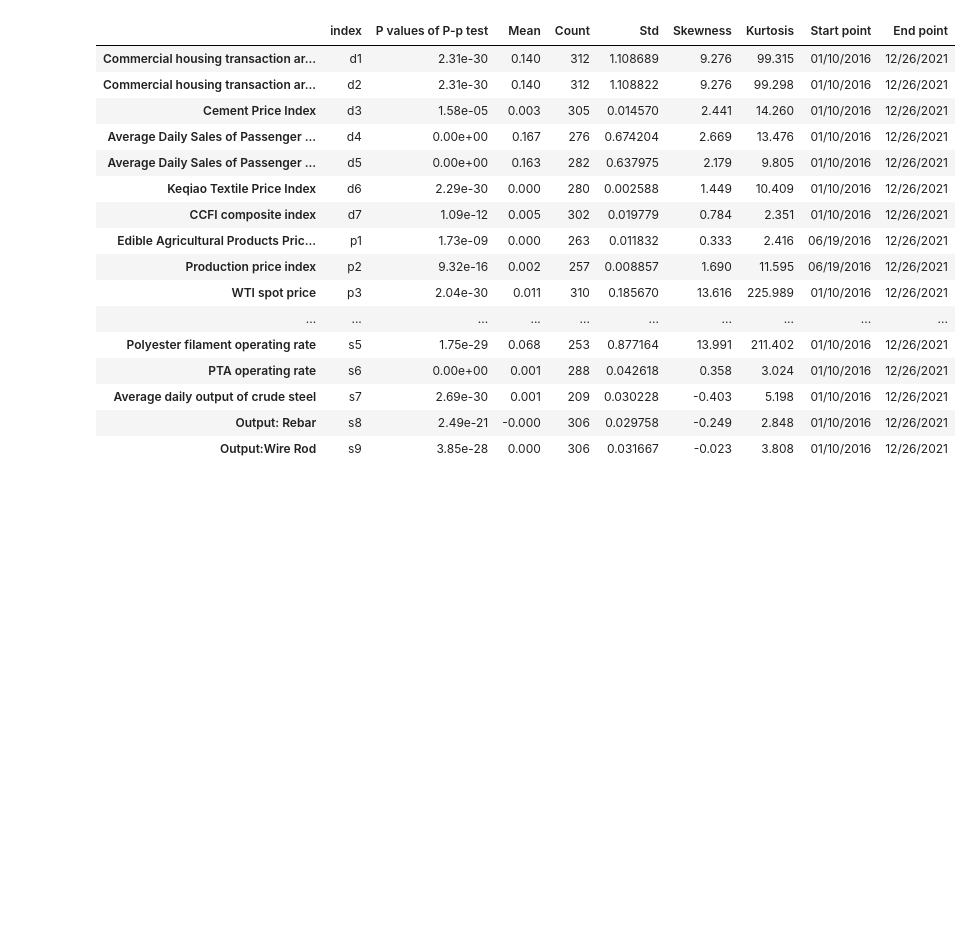
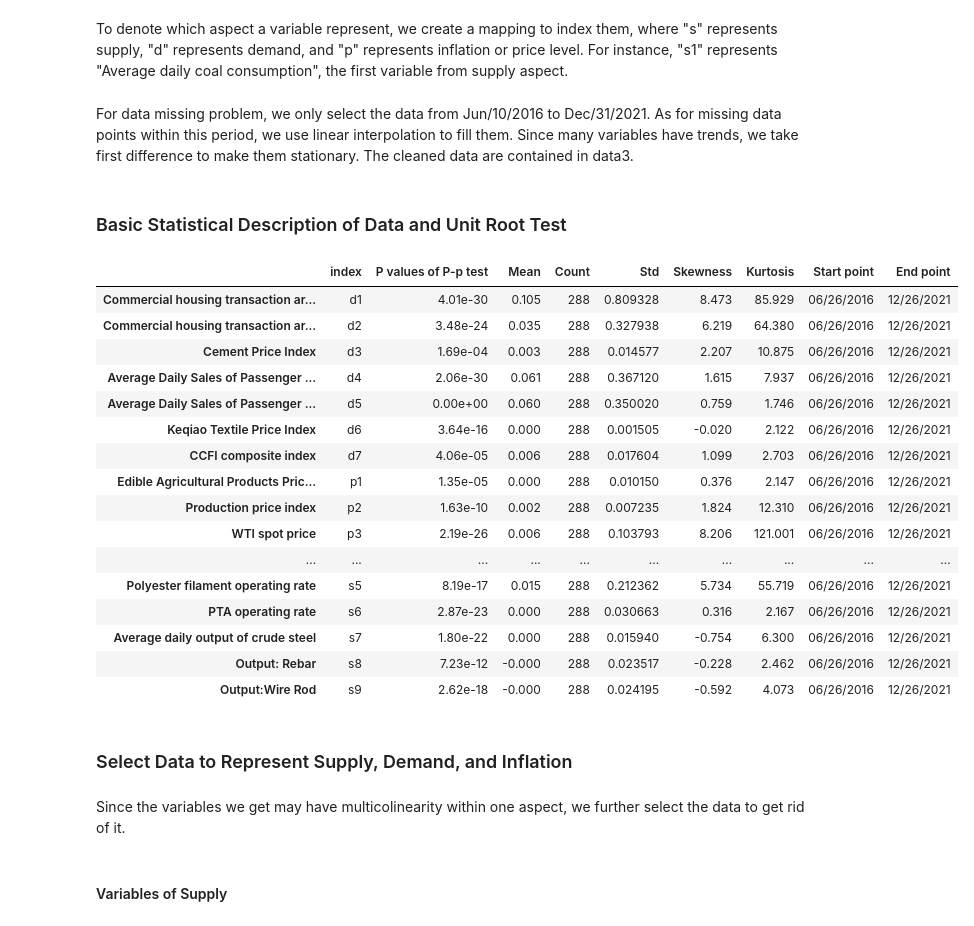
Before and after one commit to koueihei/Project-for-math-data-skills-YG, a Jupyter notebook: Data_and_code/datacleaningMacro.ipynb, the cells around one changed output. Cells and saved outputs as stored; diff of their text form; code cells hidden in the pictures; blank space fills up the shorter version.

Commit message:
Add description and interpolation

```diff
--- a/Data_and_code/datacleaningMacro.ipynb
+++ b/Data_and_code/datacleaningMacro.ipynb
@@ -9,5 +17,21 @@ pd.set_option('display.max_columns', None)
 # %%
 data = pd.read_csv('https://raw.githubusercontent.com/koueihei/Project-for-math-data-skills-YG/main/Data_and_code/MacroData.csv')
 data = data.assign(Dates=pd.to_datetime(data.Dates)).set_index('Dates')
-data.info()
+
+datainfo = {}
+for ts in data.columns:
+
+    datainfo[ts]={
+        'Count':data[ts].count(),
+        'Start point': data[ts].dropna().index[0].strftime("%m/%d/%Y"),
+        'End point': data[ts].dropna().index[-1].strftime("%m/%d/%Y")
+        }
+datainfo_df = pd.DataFrame(datainfo)#.items(),columns=['Var','P values of P-p test'])
+
+datainfo_df=datainfo_df.T
+mapper =  {
+        'Count':'{:.0f}',
+        }
+
+datainfo_df.style.format(mapper)
 # %% [output]
@@ -31,57 +55,73 @@ memory usage: 1.1 MB
+# %% [markdown]
+To denote which aspect a variable represent, we create a mapping to index them, where "s" represents supply, "d" represents demand, and "p" represents inflation or price level. For instance, "s1" represents "Average daily coal consumption", the first variable from supply aspect.
 # %%
 keys = ('s1','s2','s3','s4','s5','s6','s7','d1','d2','d3','d4','d5','d6','d7','p1','p2','p3','s8','s9','s10','s11','s12')
 indexing = dict(zip(data.columns.to_list(),keys))
 reindexing = dict(zip(keys,data.columns.to_list()))
+# %% [markdown]
+For data missing problem, we only select the data from Jun/10/2016 to Dec/31/2021.
+As for missing data points within this period, we use linear interpolation to fill them.
+Since many variables have trends, we take first difference to make them stationary.
+The cleaned data are contained in data3.
 # %%
-data1 = data.rename(columns = indexing)
-data2 = data1.resample('W').mean().loc['2016-01-01':'2021-12-31',:]
-data3 = data2.pct_change().dropna(how='all',axis=0).replace(to_replace=0, value=np.nan)
+data1 = data.rename(columns = indexing).interpolate(method='linear')
+data2 = data1.resample('W').mean().loc['2016-06-19':'2021-12-31',:]
+data3 = data2.pct_change().dropna(how='all',axis=0)
+data3.loc['2020-7-13':,'s1'] = np.nan
+# %% [markdown]
+### Basic Statistical Description of Data and Unit Root Test
 # %%
 #basic description of variables
-stationarity = {}
+data3info = {}
 for ts in data3.columns:
     pp = PhillipsPerron(data3[ts].dropna())#PhillipsPerron(data3[ts].dropna())
-    stationarity[reindexing[ts]]={
+    data3info[reindexing[ts]]={
         'index':ts,
         'P values <br> of P-p test':pp.pvalue, #print newline within a cell of pandas
         'Mean':data3[ts].mean(),
         'Count':data3[ts].count(),
         'Std':data3[ts].std(),
         'Skewness':data3[ts].skew(),
         'Kurtosis':data3[ts].kurtosis(),
         'Start point': data3[ts].dropna().index[0].strftime("%m/%d/%Y"),
         'End point': data3[ts].dropna().index[-1].strftime("%m/%d/%Y")
         }
-stationarity_df = pd.DataFrame(stationarity)#.items(),columns=['Var','P values of P-p test'])
+data3info_df = pd.DataFrame(data3info)#.items(),columns=['Var','P values of P-p test'])
 
-stationarity_df=stationarity_df.T
+data3info_df=data3info_df.T
 mapper =  {
         'P values <br> of P-p test':'{0:.2e}',
         'Mean':'{0:.3f}',
         'Count':'{:.0f}',
         'Skewness':'{0:.3f}',
         'Kurtosis':'{0:.3f}'
         }
 
-stationarity_df.sort_values('index').style.format(mapper)
+data3info_df.sort_values('index').style.format(mapper)
 # %% [output]
 |  | index | P values of P-p test | Mean | Count | Std | Skewness | Kurtosis | Start point | End point |
-| Commercial housing transaction ar... | d1 | 2.31e-30 | 0.140 | 312 | 1.108689 | 9.276 | 99.315 | 01/10/2016 | 12/26/2021 |
-| Commercial housing transaction ar... | d2 | 2.31e-30 | 0.140 | 312 | 1.108822 | 9.276 | 99.298 | 01/10/2016 | 12/26/2021 |
-| Cement Price Index | d3 | 1.58e-05 | 0.003 | 305 | 0.014570 | 2.441 | 14.260 | 01/10/2016 | 12/26/2021 |
-| Average Daily Sales of Passenger ... | d4 | 0.00e+00 | 0.167 | 276 | 0.674204 | 2.669 | 13.476 | 01/10/2016 | 12/26/2021 |
-| Average Daily Sales of Passenger ... | d5 | 0.00e+00 | 0.163 | 282 | 0.637975 | 2.179 | 9.805 | 01/10/2016 | 12/26/2021 |
-| Keqiao Textile Price Index | d6 | 2.29e-30 | 0.000 | 280 | 0.002588 | 1.449 | 10.409 | 01/10/2016 | 12/26/2021 |
-| CCFI composite index | d7 | 1.09e-12 | 0.005 | 302 | 0.019779 | 0.784 | 2.351 | 01/10/2016 | 12/26/2021 |
-| Edible Agricultural Products Pric... | p1 | 1.73e-09 | 0.000 | 263 | 0.011832 | 0.333 | 2.416 | 06/19/2016 | 12/26/2021 |
-| Production price index | p2 | 9.32e-16 | 0.002 | 257 | 0.008857 | 1.690 | 11.595 | 06/19/2016 | 12/26/2021 |
-| WTI spot price | p3 | 2.04e-30 | 0.011 | 310 | 0.185670 | 13.616 | 225.989 | 01/10/2016 | 12/26/2021 |
+| Commercial housing transaction ar... | d1 | 4.01e-30 | 0.105 | 288 | 0.809328 | 8.473 | 85.929 | 06/26/2016 | 12/26/2021 |
+| Commercial housing transaction ar... | d2 | 3.48e-24 | 0.035 | 288 | 0.327938 | 6.219 | 64.380 | 06/26/2016 | 12/26/2021 |
+| Cement Price Index | d3 | 1.69e-04 | 0.003 | 288 | 0.014577 | 2.207 | 10.875 | 06/26/2016 | 12/26/2021 |
+| Average Daily Sales of Passenger ... | d4 | 2.06e-30 | 0.061 | 288 | 0.367120 | 1.615 | 7.937 | 06/26/2016 | 12/26/2021 |
+| Average Daily Sales of Passenger ... | d5 | 0.00e+00 | 0.060 | 288 | 0.350020 | 0.759 | 1.746 | 06/26/2016 | 12/26/2021 |
+| Keqiao Textile Price Index | d6 | 3.64e-16 | 0.000 | 288 | 0.001505 | -0.020 | 2.122 | 06/26/2016 | 12/26/2021 |
+| CCFI composite index | d7 | 4.06e-05 | 0.006 | 288 | 0.017604 | 1.099 | 2.703 | 06/26/2016 | 12/26/2021 |
+| Edible Agricultural Products Pric... | p1 | 1.35e-05 | 0.000 | 288 | 0.010150 | 0.376 | 2.147 | 06/26/2016 | 12/26/2021 |
+| Production price index | p2 | 1.63e-10 | 0.002 | 288 | 0.007235 | 1.824 | 12.310 | 06/26/2016 | 12/26/2021 |
+| WTI spot price | p3 | 2.19e-26 | 0.006 | 288 | 0.103793 | 8.206 | 121.001 | 06/26/2016 | 12/26/2021 |
 | ... | ... | ... | ... | ... | ... | ... | ... | ... | ... |
-| Polyester filament operating rate | s5 | 1.75e-29 | 0.068 | 253 | 0.877164 | 13.991 | 211.402 | 01/10/2016 | 12/26/2021 |
-| PTA operating rate | s6 | 0.00e+00 | 0.001 | 288 | 0.042618 | 0.358 | 3.024 | 01/10/2016 | 12/26/2021 |
-| Average daily output of crude steel | s7 | 2.69e-30 | 0.001 | 209 | 0.030228 | -0.403 | 5.198 | 01/10/2016 | 12/26/2021 |
-| Output: Rebar | s8 | 2.49e-21 | -0.000 | 306 | 0.029758 | -0.249 | 2.848 | 01/10/2016 | 12/26/2021 |
-| Output:Wire Rod | s9 | 3.85e-28 | 0.000 | 306 | 0.031667 | -0.023 | 3.808 | 01/10/2016 | 12/26/2021 |
+| Polyester filament operating rate | s5 | 8.19e-17 | 0.015 | 288 | 0.212362 | 5.734 | 55.719 | 06/26/2016 | 12/26/2021 |
+| PTA operating rate | s6 | 2.87e-23 | 0.000 | 288 | 0.030663 | 0.316 | 2.167 | 06/26/2016 | 12/26/2021 |
+| Average daily output of crude steel | s7 | 1.80e-22 | 0.000 | 288 | 0.015940 | -0.754 | 6.300 | 06/26/2016 | 12/26/2021 |
+| Output: Rebar | s8 | 7.23e-12 | -0.000 | 288 | 0.023517 | -0.228 | 2.462 | 06/26/2016 | 12/26/2021 |
+| Output:Wire Rod | s9 | 2.62e-18 | -0.000 | 288 | 0.024195 | -0.592 | 4.073 | 06/26/2016 | 12/26/2021 |
+# %% [markdown]
+### Select Data to Represent Supply, Demand, and Inflation
+# %% [markdown]
+Since the variables we get may have multicolinearity within one aspect, we further select the data to get rid of it.
+# %% [markdown]
+#### Variables of Supply
 # %%
 # Variables of supply
 
```
Also changed, not shown: parts of 12 cells of this notebook.
